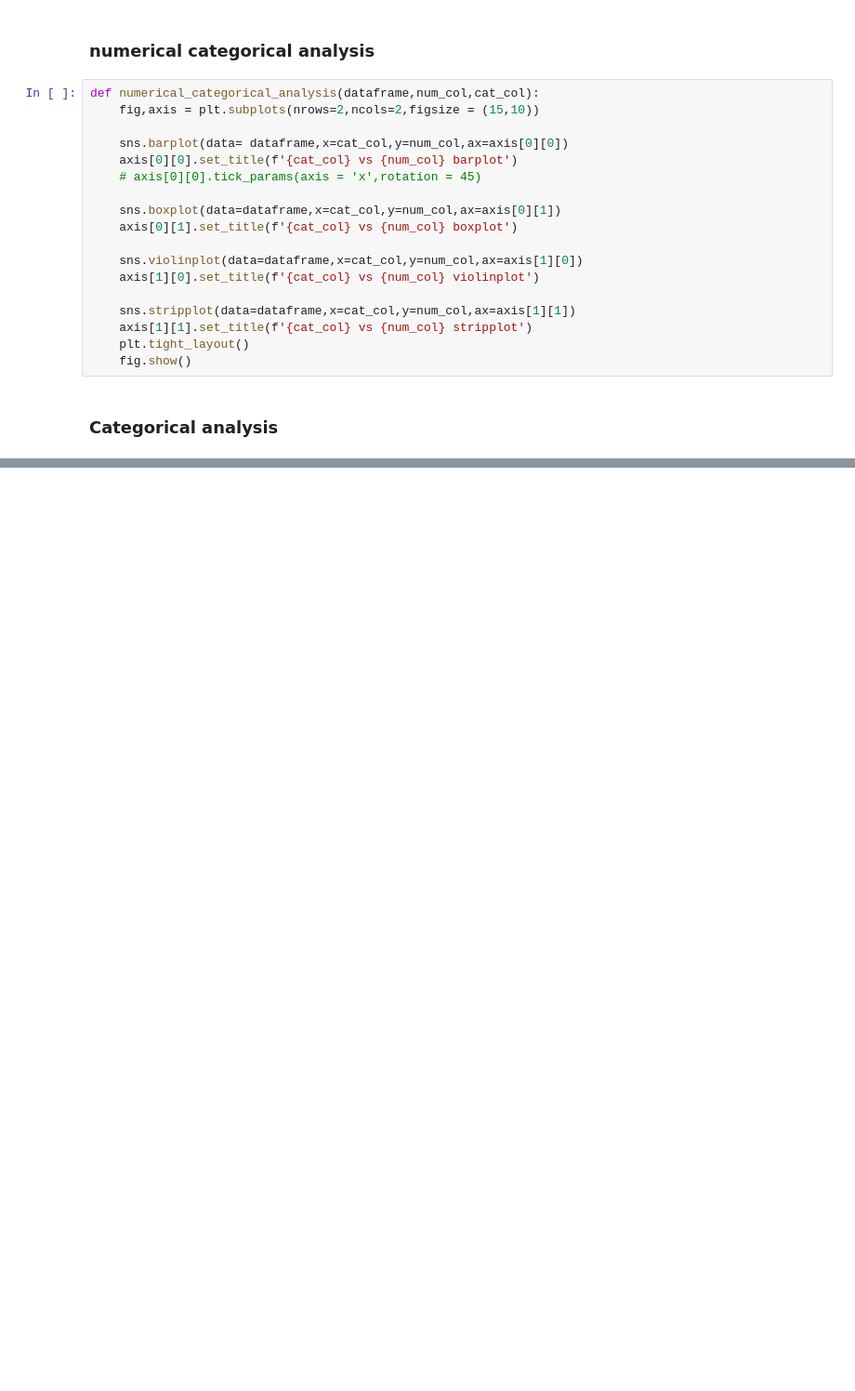
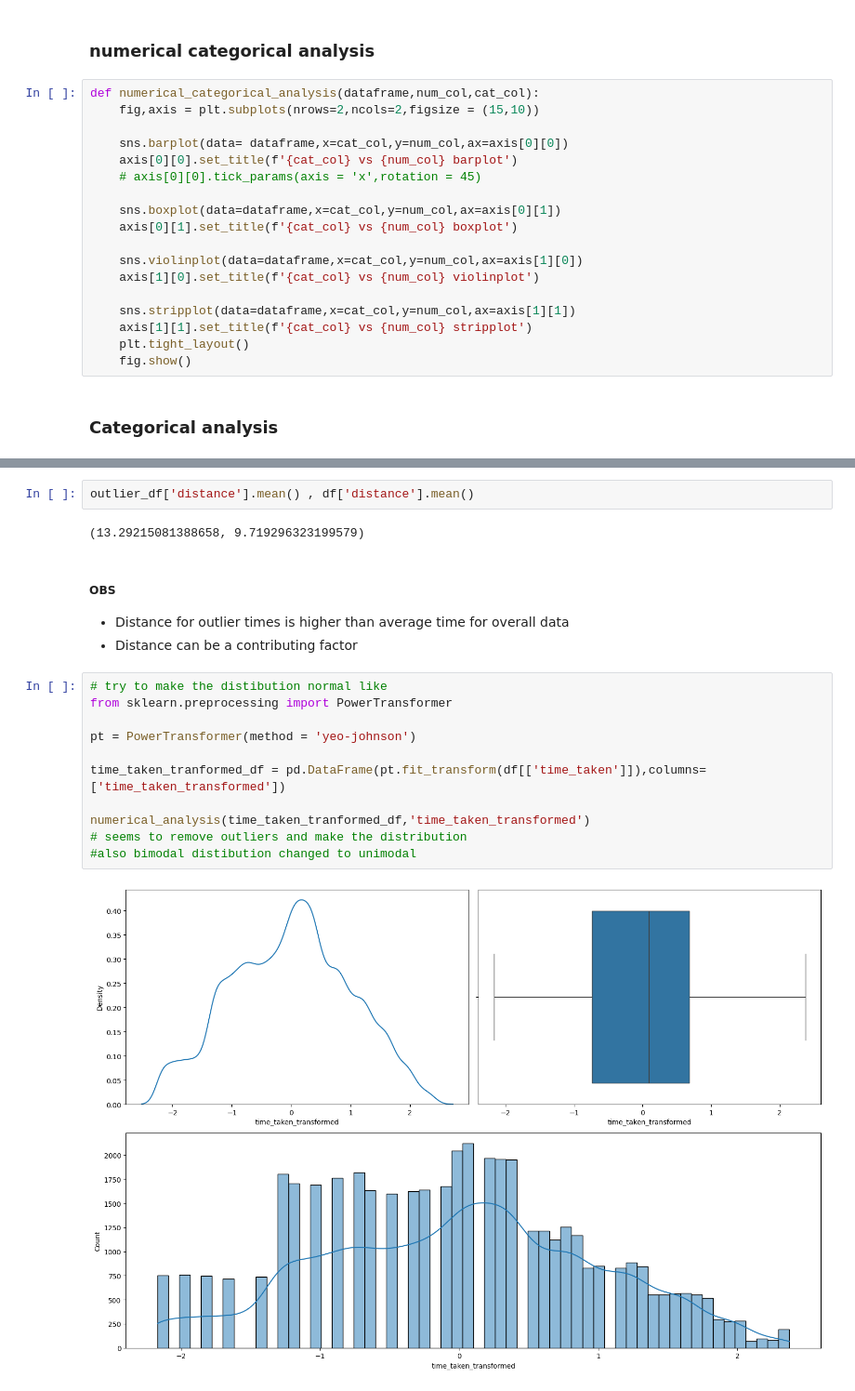
Before and after one commit to vashisthrahul13/Swiggy-Food-Delivery-Time-Predictor, a Jupyter notebook: Notebooks/02_Dataset_EDA.ipynb, the cells around one changed output, grey strips where cells are left out. Shown: that part at 93% size. Saved outputs shown, nothing was run; the diff lists cells and outputs as text; blank space fills up the shorter version.

```diff
--- a/Notebooks/02_Dataset_EDA.ipynb
+++ b/Notebooks/02_Dataset_EDA.ipynb
@@ -213,0 +356,21 @@ unique categories = ['Sunny' 'Stormy' 'Sandstorms' 'Cloudy' 'Fog' 'Windy' nan]
+# %%
+outlier_df['distance'].mean() , df['distance'].mean()
+# %% [output]
+(13.29215081388658, 9.719296323199579)
+# %% [markdown]
+##### OBS
+- Distance for outlier times is higher than average time for overall data
+- Distance can be a contributing factor
+# %%
+# try to make the distibution normal like
+from sklearn.preprocessing import PowerTransformer
+
+pt = PowerTransformer(method = 'yeo-johnson')
+
+time_taken_tranformed_df = pd.DataFrame(pt.fit_transform(df[['time_taken']]),columns=['time_taken_transformed'])
+
+numerical_analysis(time_taken_tranformed_df,'time_taken_transformed')
+# seems to remove outliers and make the distribution
+#also bimodal distibution changed to unimodal
+# %% [output]
+[figure, added]
```
Also changed, not shown: parts of 43 cells of this notebook, 1 other file.
